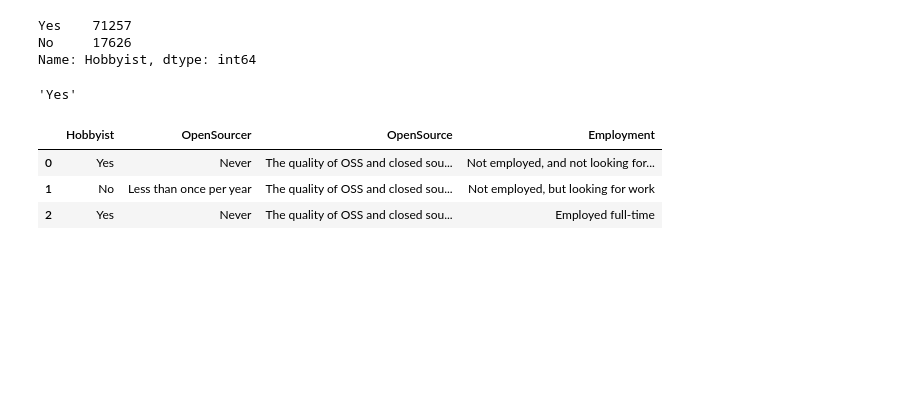
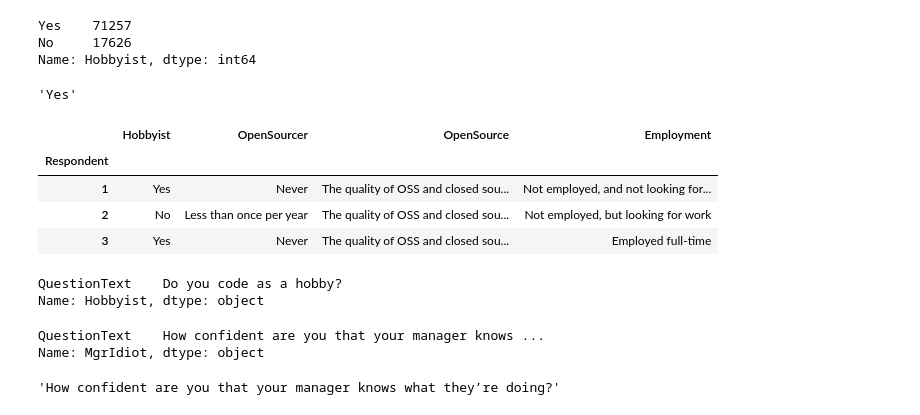
Before and after one commit to mauney/cs-pandas, a Jupyter notebook: Pandas Demo.ipynb, the cells around one changed output. Cells and saved outputs as stored; diff of their text form; code cells hidden in the pictures; blank space fills up the shorter version.

```diff
--- a/Pandas Demo.ipynb
+++ b/Pandas Demo.ipynb
@@ -1,7 +1,7 @@
 # %%
 import pandas as pd
 # %%
-df = pd.read_csv("data/survey_results_public.csv")
-schema_df = pd.read_csv("data/survey_results_schema.csv")
+df = pd.read_csv("data/survey_results_public.csv", index_col='Respondent')
+schema_df = pd.read_csv("data/survey_results_schema.csv", index_col='Column')
 df.shape
 # %% [output]
@@ -103,9 +108,24 @@ df.loc[0, 'Hobbyist']
 # %% [output]
 'Yes'
 # %%
-df.loc[0:2, 'Hobbyist':'Employment']
+df.loc[1:3, 'Hobbyist':'Employment']
 # %% [output]
 |  | Hobbyist | OpenSourcer | OpenSource | Employment |
-| 0 | Yes | Never | The quality of OSS and closed sou... | Not employed, and not looking for... |
-| 1 | No | Less than once per year | The quality of OSS and closed sou... | Not employed, but looking for work |
-| 2 | Yes | Never | The quality of OSS and closed sou... | Employed full-time |
+| Respondent |  |  |  |  |
+| 1 | Yes | Never | The quality of OSS and closed sou... | Not employed, and not looking for... |
+| 2 | No | Less than once per year | The quality of OSS and closed sou... | Not employed, but looking for work |
+| 3 | Yes | Never | The quality of OSS and closed sou... | Employed full-time |
+# %%
+schema_df.loc['Hobbyist']
+# %% [output]
+QuestionText    Do you code as a hobby?
+Name: Hobbyist, dtype: object
+# %%
+schema_df.loc['MgrIdiot']
+# %% [output]
+QuestionText    How confident are you that your manager knows ...
+Name: MgrIdiot, dtype: object
+# %%
+schema_df.loc['MgrIdiot', 'QuestionText']
+# %% [output]
+'How confident are you that your manager knows what they’re doing?'
```
Also changed, not shown: parts of 10 cells of this notebook.
